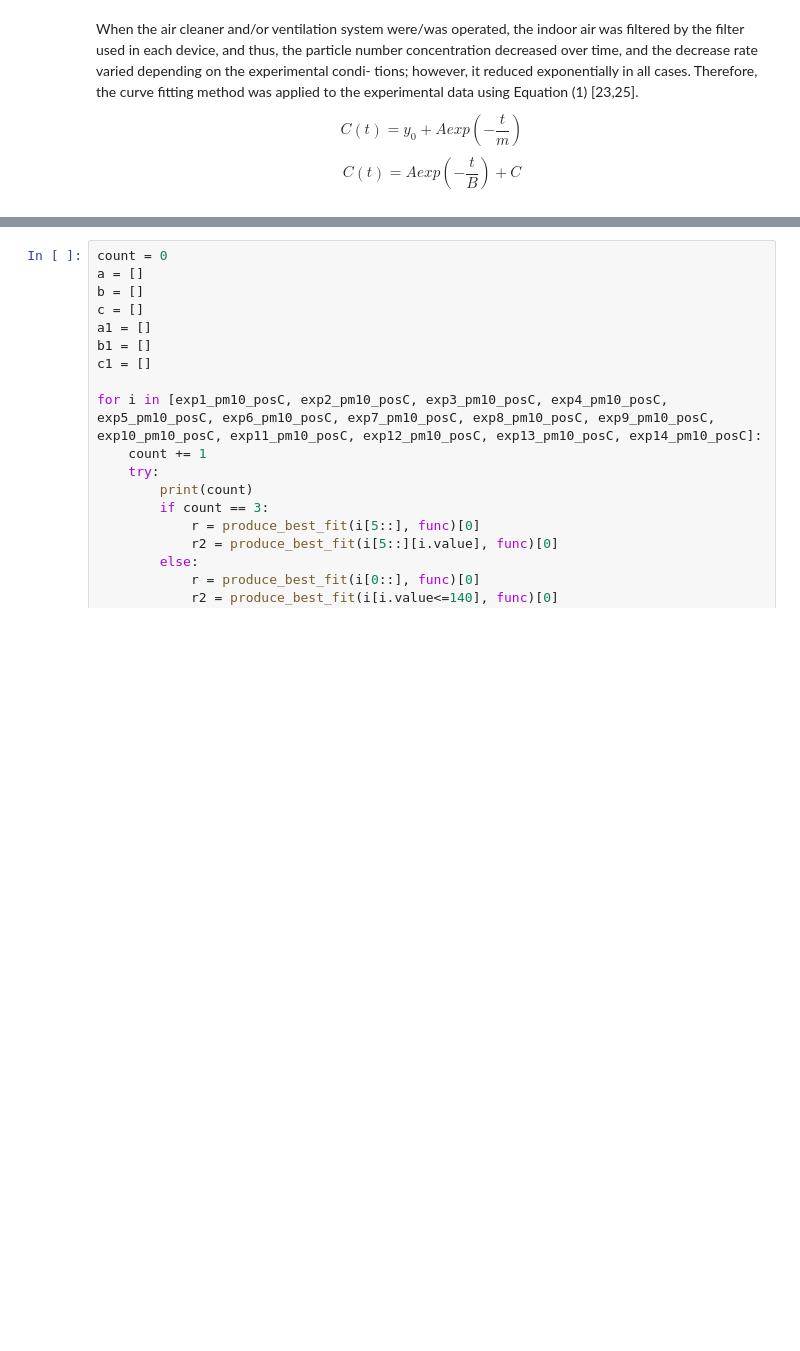
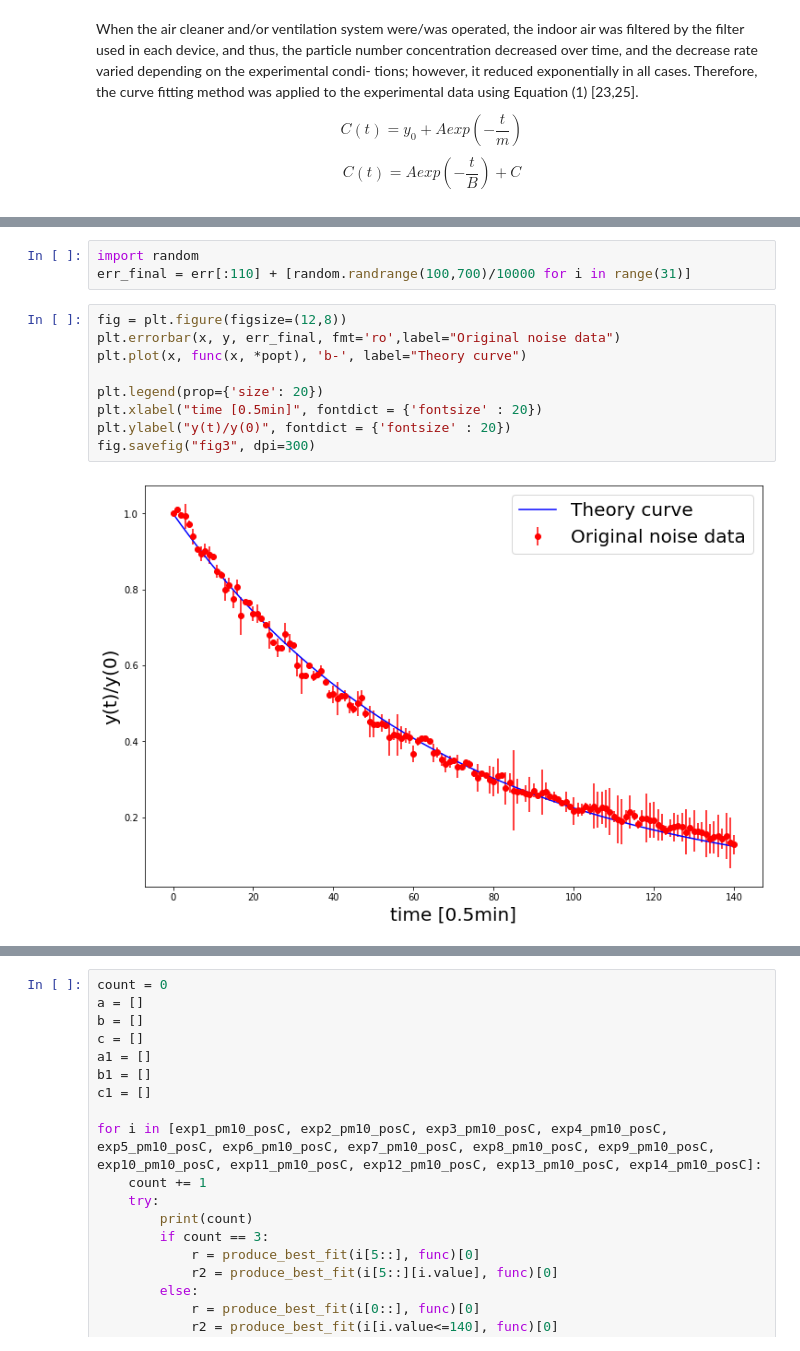
Before and after one commit to yuyouyou032/ph11, a Jupyter notebook: data/analysis copy.ipynb, the cells around one changed output, grey strips where cells are left out. Drawn from its saved outputs; the diff is of its cells as text; blank space fills up the shorter version.

```diff
--- a/data/analysis copy.ipynb
+++ b/data/analysis copy.ipynb
@@ -561,0 +618,14 @@ exp14_pm10_posB.head()
+# %%
+import random
+err_final = err[:110] + [random.randrange(100,700)/10000 for i in range(31)]
+# %%
+fig = plt.figure(figsize=(12,8))
+plt.errorbar(x, y, err_final, fmt='ro',label="Original noise data")
+plt.plot(x, func(x, *popt), 'b-', label="Theory curve")
+
+plt.legend(prop={'size': 20})
+plt.xlabel("time [0.5min]", fontdict = {'fontsize' : 20})
+plt.ylabel("y(t)/y(0)", fontdict = {'fontsize' : 20})
+fig.savefig("fig3", dpi=300)
+# %% [output]
+[figure, added]
```
Also changed, not shown: parts of 13 cells of this notebook, 7 other files.
